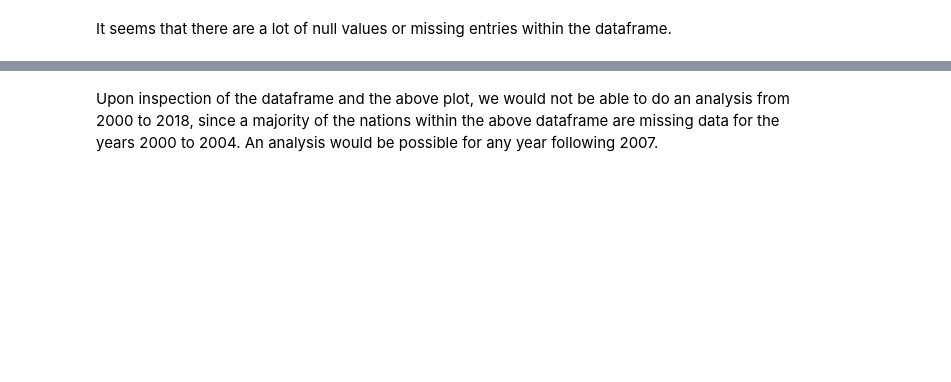
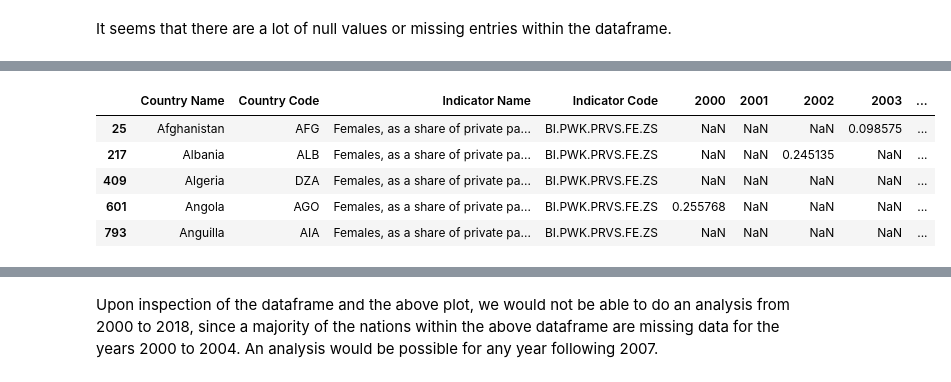
Before and after one commit to Abbast/Thinkfulta18, a Jupyter notebook: Capstone_1.ipynb, the cells around one changed output, grey strips where cells are left out. Saved outputs shown, nothing was run; the diff lists cells and outputs as text; code cells hidden in the pictures; blank space fills up the shorter version.

```diff
--- a/Capstone_1.ipynb
+++ b/Capstone_1.ipynb
@@ -73,9 +99,16 @@ wwbi.isna()
 # %%
 # Females as a share of private paid employees
 
-wwbi_female_priv_paid = wwbi[wwbi['Indicator Name'] == 'Females as a share of private paid employees']
+wwbi_female_priv_paid = wwbi[wwbi['Indicator Name'] == 'Females, as a share of private paid employees']
 
 wwbi_female_priv_paid.head(5)
+# %% [output]
+|  | Country Name | Country Code | Indicator Name | Indicator Code | 2000 | 2001 | 2002 | 2003 | ... |
+| 25 | Afghanistan | AFG | Females, as a share of private pa... | BI.PWK.PRVS.FE.ZS | NaN | NaN | NaN | 0.098575 | ... |
+| 217 | Albania | ALB | Females, as a share of private pa... | BI.PWK.PRVS.FE.ZS | NaN | NaN | 0.245135 | NaN | ... |
+| 409 | Algeria | DZA | Females, as a share of private pa... | BI.PWK.PRVS.FE.ZS | NaN | NaN | NaN | NaN | ... |
+| 601 | Angola | AGO | Females, as a share of private pa... | BI.PWK.PRVS.FE.ZS | 0.255768 | NaN | NaN | NaN | ... |
+| 793 | Anguilla | AIA | Females, as a share of private pa... | BI.PWK.PRVS.FE.ZS | NaN | NaN | NaN | NaN | ... |
 # %%
 # Check countries
 
```
Also changed, not shown: parts of 23 cells of this notebook.
